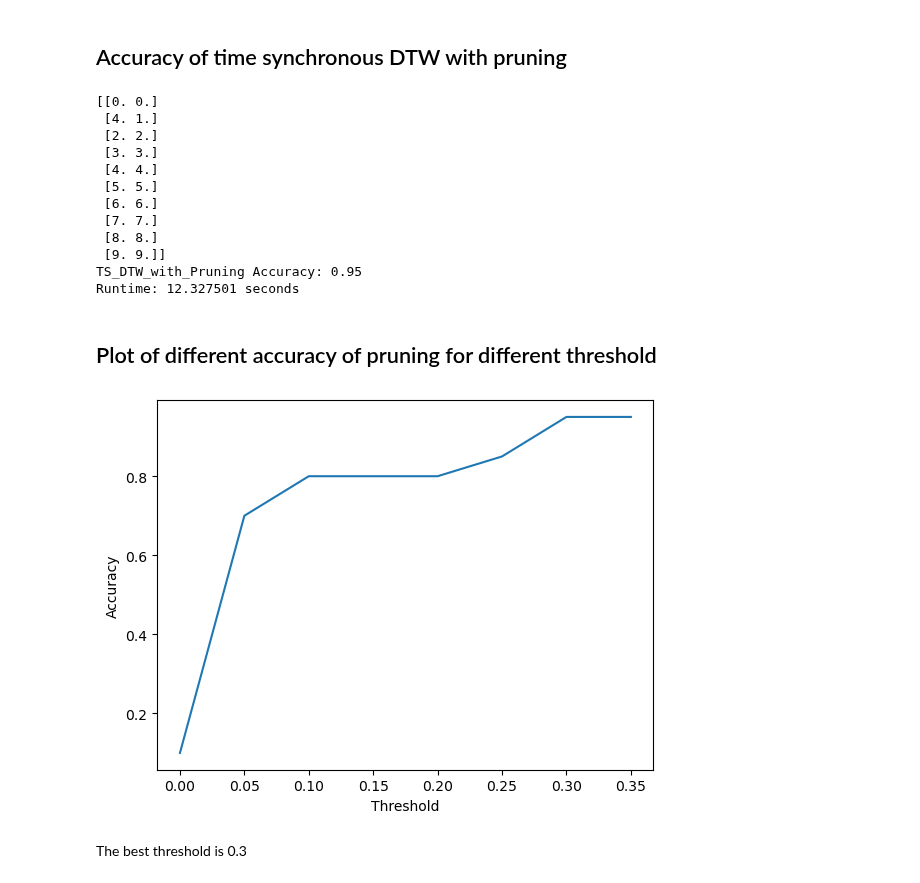
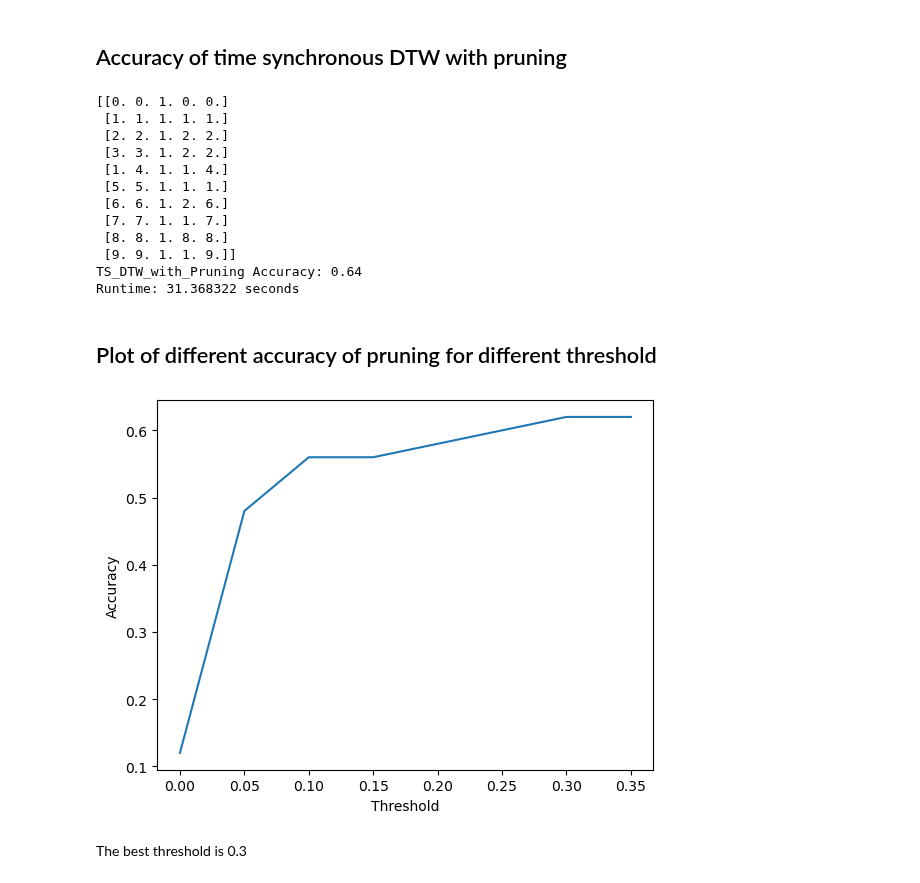
Before and after one commit to YWDDLiang/CS304, a Jupyter notebook: Project3/Project_3.ipynb, the cells around one changed output. Saved outputs shown, nothing was run; the diff lists cells and outputs as text; code cells hidden in the pictures.

```diff
--- a/Project3/Project_3.ipynb
+++ b/Project3/Project_3.ipynb
@@ -379,10 +430,11 @@ def Pruning(input,templates,threshold):
             type=i-1
     return type
 # %%
+# get result matrix of TS_DTW with pruning
 def Pruning_recognition(templates,threshold):
-    result=np.zeros((len(templates),2))
+    result=np.zeros((len(templates),5))
     for i in range(len(templates)):
-        for j in range(1,3):
+        for j in range(1,6):
             training_feature=get_cepstrum_features(str(i)+'_training_'+str(j)+'.wav')
             type=Pruning(training_feature,templates,threshold)
             result[i][j-1]=type
@@ -393,49 +445,49 @@ def Pruning_recognition(templates,threshold):
 start_time = time.time()
 
 a = np.arange(10).reshape(10, 1)
-correct_classifications = np.hstack((a,a))
+correct_classifications = np.hstack((a,a,a,a,a))
 pruning_result=Pruning_recognition(template_feature_matrix,0.35)
 print(pruning_result)
 differing_positions = pruning_result != correct_classifications
-print('TS_DTW_with_Pruning Accuracy:',1-np.sum(differing_positions)/20)
+print('TS_DTW_with_Pruning Accuracy:',1-np.sum(differing_positions)/50)
 
 end_time = time.time()
 # Calculate the runtime
 runtime = end_time - start_time
 print("Runtime: {:.6f} seconds".format(runtime))
 # %% [output]
-[[0. 0.]
- [4. 1.]
- [2. 2.]
- [3. 3.]
- [4. 4.]
- [5. 5.]
- [6. 6.]
- [7. 7.]
- [8. 8.]
- [9. 9.]]
-TS_DTW_with_Pruning Accuracy: 0.95
-Runtime: 12.327501 seconds
+[[0. 0. 1. 0. 0.]
+ [1. 1. 1. 1. 1.]
+ [2. 2. 1. 2. 2.]
+ [3. 3. 1. 2. 2.]
+ [1. 4. 1. 1. 4.]
+ [5. 5. 1. 1. 1.]
+ [6. 6. 1. 2. 6.]
+ [7. 7. 1. 1. 7.]
+ [8. 8. 1. 8. 8.]
+ [9. 9. 1. 1. 9.]]
+TS_DTW_with_Pruning Accuracy: 0.64
+Runtime: 31.368322 seconds
 # %% [markdown]
 ## Plot of different accuracy of pruning for different threshold
 # %%
 a = np.arange(10).reshape(10, 1)
-correct_classifications = np.hstack((a,a))
+correct_classifications = np.hstack((a,a,a,a,a))
 accuracy=[]
 for i in range(8):
     pruning_result=Pruning_recognition(template_feature_matrix,0.05*i)
     differing_positions = pruning_result != correct_classifications
-    accuracy.append(1-np.sum(differing_positions)/20)
+    accuracy.append(1-np.sum(differing_positions)/50)
 x = np.linspace(0.0,0.05*7,num=8)
 
 plt.plot(x, accuracy)
 
 plt.xlabel('Threshold')
 plt.ylabel('Accuracy')
 
 plt.show()
 # %% [output]
-[figure, old version]
+[figure, new version]
 # %% [markdown]
 The best threshold is 0.3
 # %% [markdown]
```
Also changed, not shown: parts of 26 cells of this notebook.
